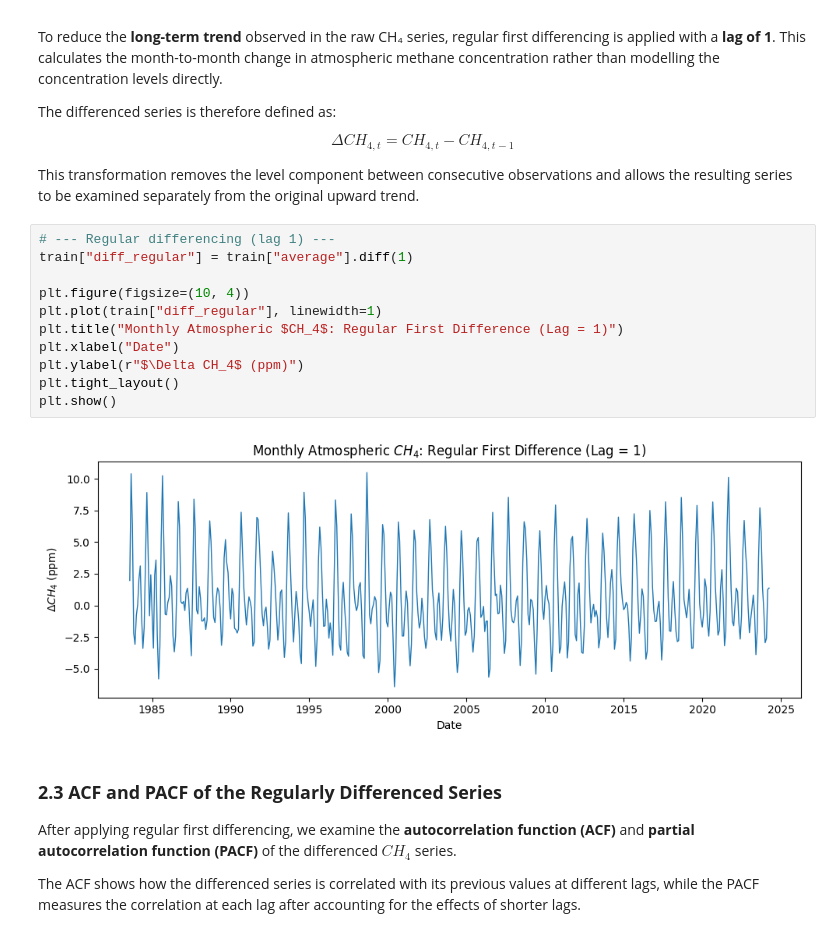
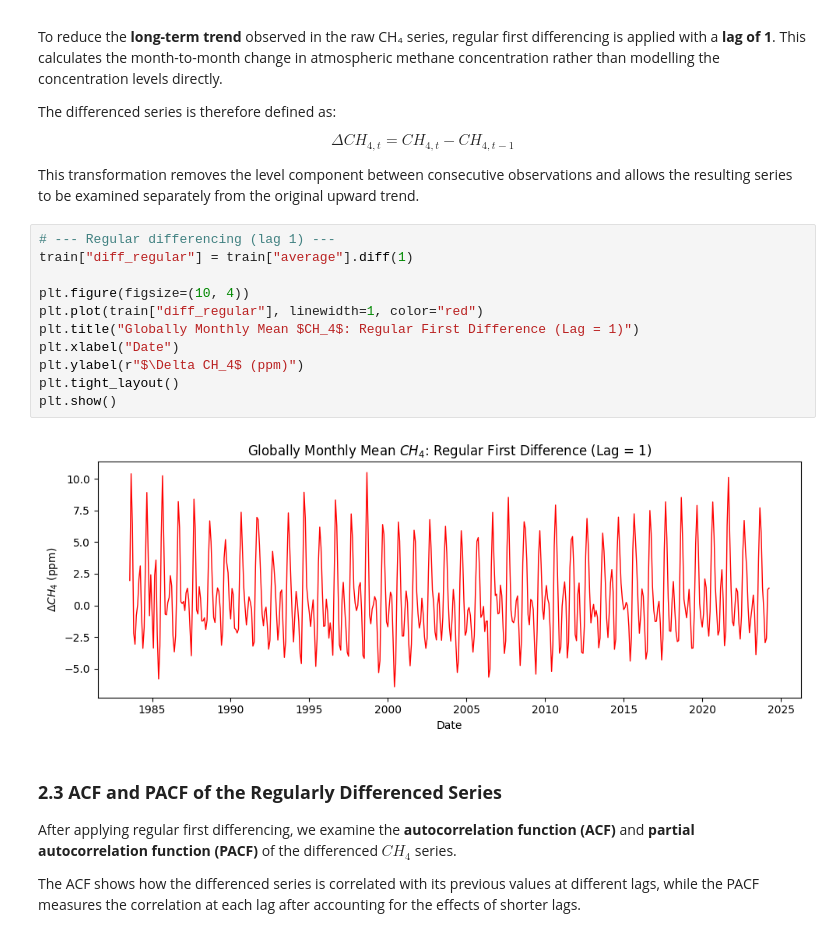
Before and after one commit to the-paulbear/noaa-greenhouse-gas-forecasting, a Jupyter notebook: machine_learning/CH4.ipynb, the cells around one changed output. Cells and saved outputs as stored; diff of their text form.

```diff
--- a/machine_learning/CH4.ipynb
+++ b/machine_learning/CH4.ipynb
@@ -103,16 +101,16 @@ This transformation removes the level component between consecutive observations
 # %%
 # --- Regular differencing (lag 1) ---
 train["diff_regular"] = train["average"].diff(1)
 
 plt.figure(figsize=(10, 4))
-plt.plot(train["diff_regular"], linewidth=1)
-plt.title("Monthly Atmospheric $CH_4$: Regular First Difference (Lag = 1)")
+plt.plot(train["diff_regular"], linewidth=1, color="red")
+plt.title("Globally Monthly Mean $CH_4$: Regular First Difference (Lag = 1)")
 plt.xlabel("Date")
 plt.ylabel(r"$\Delta CH_4$ (ppm)")
 plt.tight_layout()
 plt.show()
 # %% [output]
-[figure, old version]
+[figure, new version]
 # %% [markdown]
 ### **2.3 ACF and PACF of the Regularly Differenced Series**
 
```
Also changed, not shown: parts of 22 cells of this notebook.
